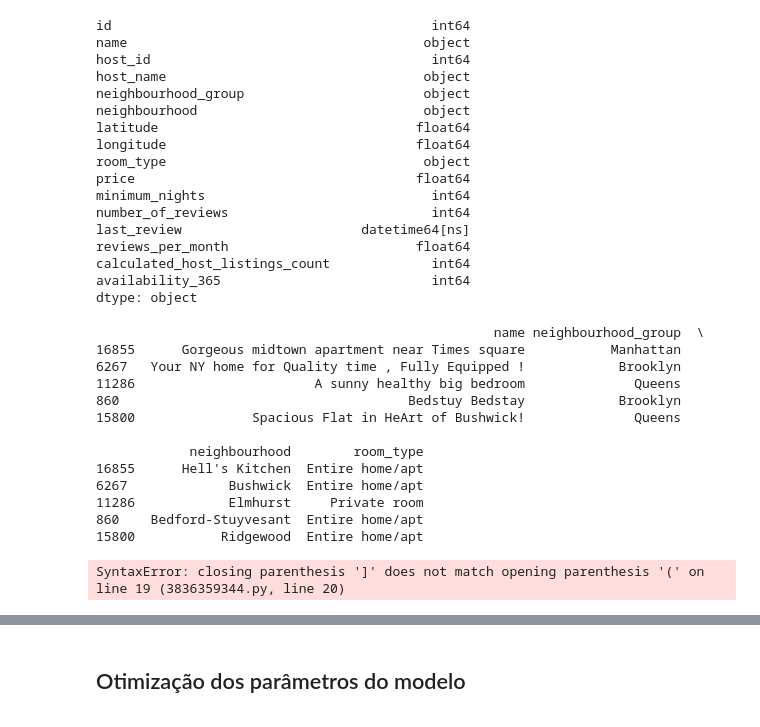
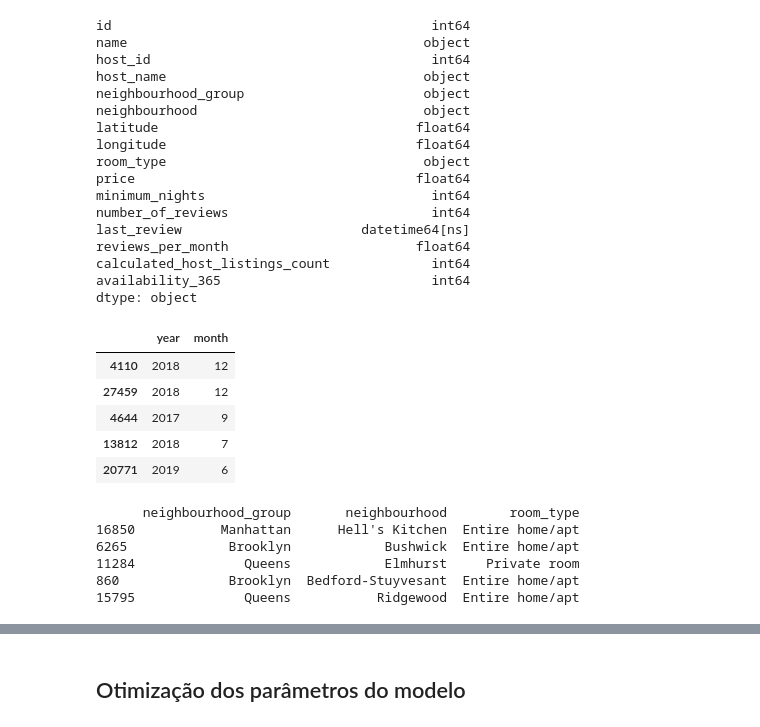
Before and after one commit to RodrigoFP51/nyc_airbnb_prices, a Jupyter notebook: notebooks/model_creation.ipynb, the cells around one changed output, grey strips where cells are left out. Cells and saved outputs as stored; diff of their text form; code cells hidden in the pictures.

```diff
--- a/notebooks/model_creation.ipynb
+++ b/notebooks/model_creation.ipynb
@@ -71,30 +115,32 @@ dtype: object
 # %%
 df['year'] = df.last_review.dt.year
 df['month'] = df.last_review.dt.month
+
+df[['year','month']].sample(5)
+# %% [output]
+|  | year | month |
+| 4110 | 2018 | 12 |
+| 27459 | 2018 | 12 |
+| 4644 | 2017 | 9 |
+| 13812 | 2018 | 7 |
+| 20771 | 2019 | 6 |
 # %%
 X = df.drop(['price', 'host_id', 'host_name', 'id', 'last_review'],axis = 1)
 y = df['price']
 
 num_cols = X.select_dtypes(include = np.number).columns.to_list()
-cat_cols = X.select_dtypes(exclude = np.number).columns.to_list()
+cat_cols = X.select_dtypes(exclude = np.number).drop('name', axis=1).columns.to_list()
 
 X_train, X_test, y_train, y_test = train_test_split(X, y, test_size=0.30, random_state=42)
 
 print(X_train[cat_cols].tail())
 # %% [output]
-                                                   name neighbourhood_group  \
-16855      Gorgeous midtown apartment near Times square           Manhattan
-6267   Your NY home for Quality time , Fully Equipped !            Brooklyn
-11286                       A sunny healthy big bedroom              Queens
-860                                     Bedstuy Bedstay            Brooklyn
-15800               Spacious Flat in HeArt of Bushwick!              Queens
-
-            neighbourhood        room_type
-16855      Hell's Kitchen  Entire home/apt
-6267             Bushwick  Entire home/apt
-11286            Elmhurst     Private room
-860    Bedford-Stuyvesant  Entire home/apt
-15800           Ridgewood  Entire home/apt
+      neighbourhood_group       neighbourhood        room_type
+16850           Manhattan      Hell's Kitchen  Entire home/apt
+6265             Brooklyn            Bushwick  Entire home/apt
+11284              Queens            Elmhurst     Private room
+860              Brooklyn  Bedford-Stuyvesant  Entire home/apt
+15795              Queens           Ridgewood  Entire home/apt
 # %%
 from sklearn.feature_extraction.text import CountVectorizer
 pipe_cat = Pipeline(
@@ -111,14 +157,13 @@ pipe_num = Pipeline(
 
 pipe_text = Pipeline(
     steps = [
-        #('text_vec', TfidfVectorizer(analyzer='word',
-        #                             max_features=25,
-        #                             ngram_range=(1,1)))
-        ('text_vec', CountVectorizer(max_features=30)
+        ('text_vec', CountVectorizer(analyzer='word',
+                                     stop_words='english',
+                                     max_features=30))
     ]
 )
+
+#pd.DataFrame(pipe_text.fit_transform(X_train['name']).toarray(), columns=pipe_text.get_feature_names_out())
-# %% [output]
-SyntaxError: closing parenthesis ']' does not match opening parenthesis '(' on line 19 (3836359344.py, line 20)
 # %%
 preprocess = ColumnTransformer(
     transformers = [
```
Also changed, not shown: parts of 16 cells of this notebook, 1 other file.
